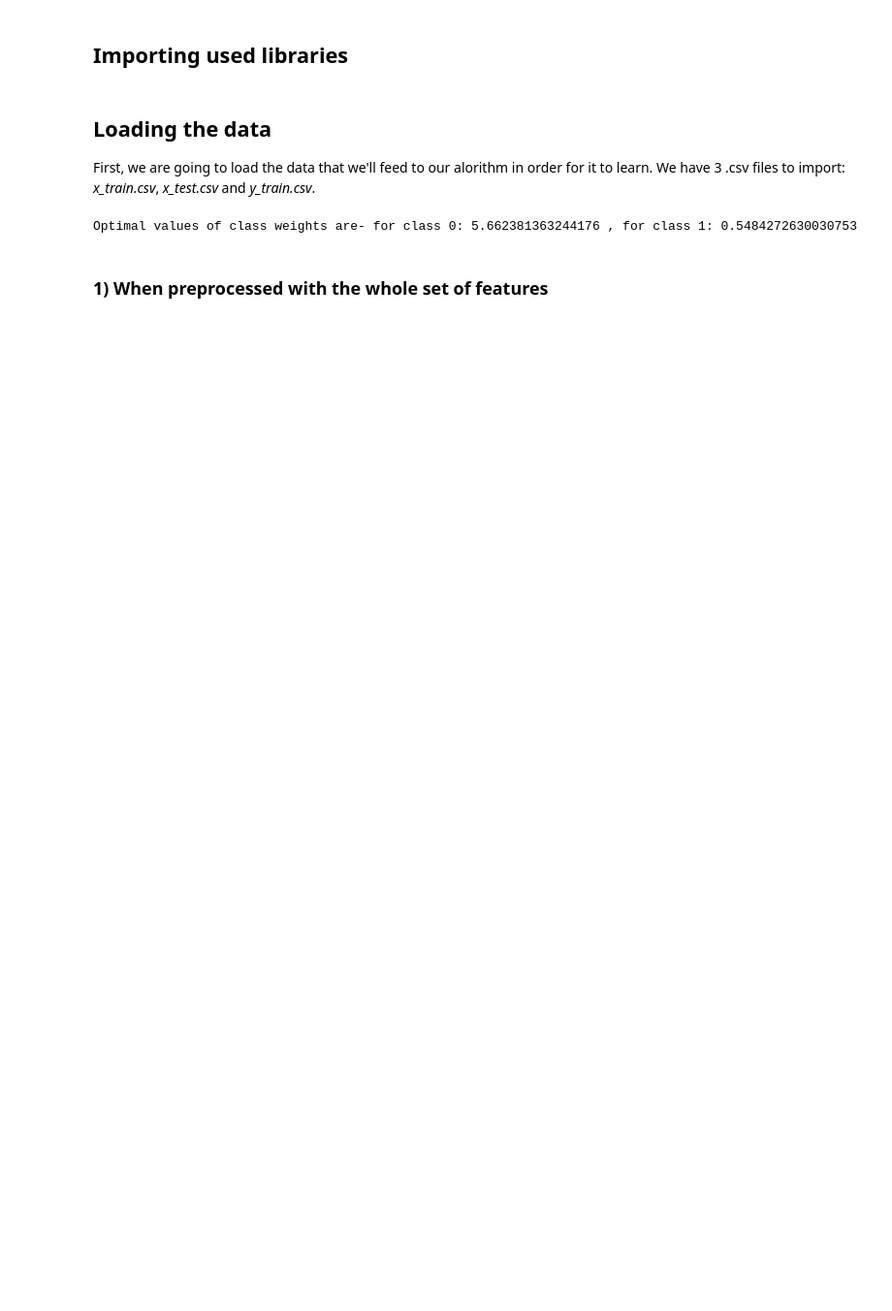
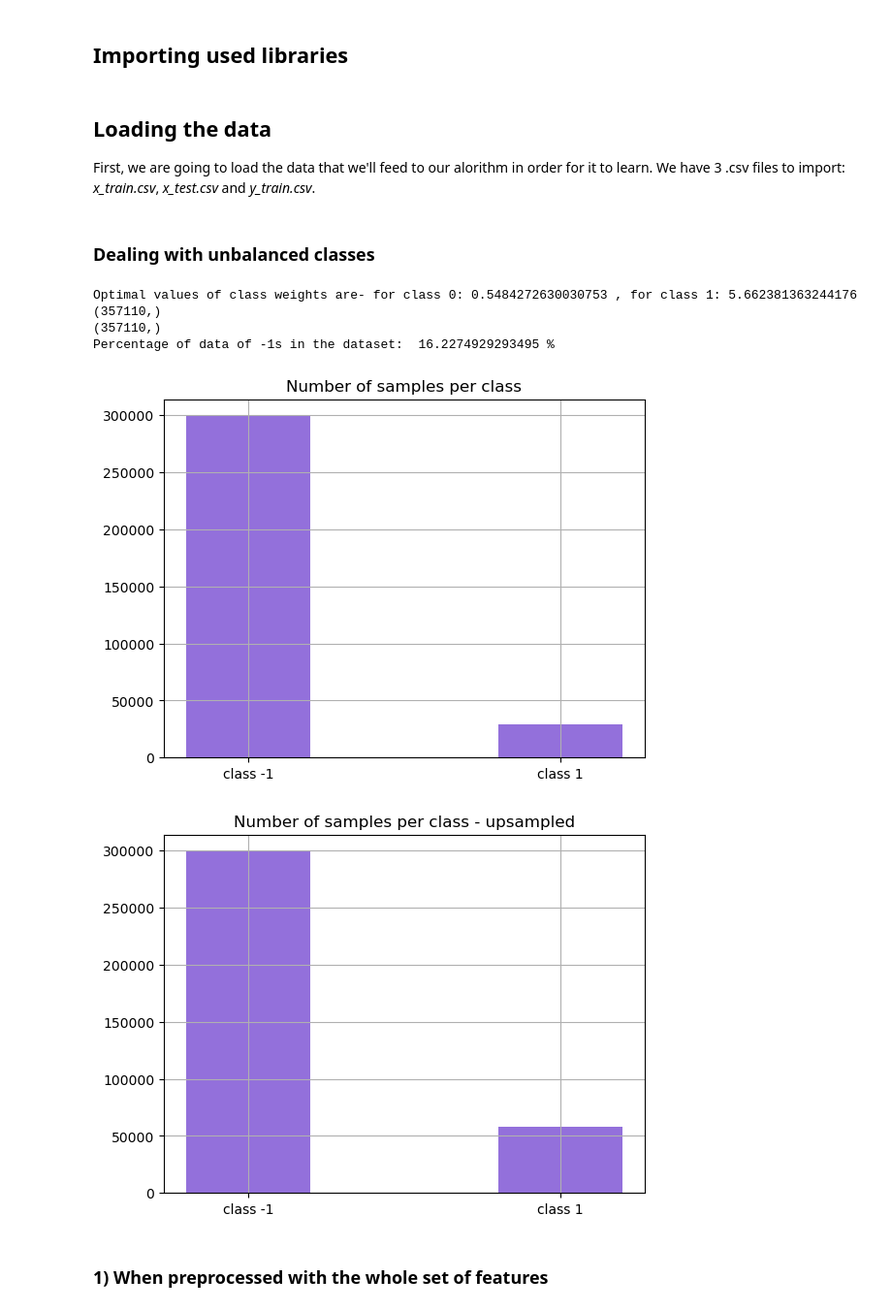
Before and after one commit to epfml/ml-project-1-girl-mse, a Jupyter notebook: Project1.ipynb, the cells around one changed output. Shown: that part at 97% size. Cells and saved outputs as stored; diff of their text form; code cells hidden in the pictures; blank space fills up the shorter version.

```diff
--- a/Project1.ipynb
+++ b/Project1.ipynb
@@ -13,14 +13,42 @@ from utils import *
 First, we are going to load the data that we'll feed to our alorithm in order for it to learn. We have 3 .csv files to import: <br> *x_train.csv*, *x_test.csv* and *y_train.csv*.
 # %%
 x_train, x_test, y_train, train_ids, test_ids = load_csv_data("/Users/sarazatezalo/Documents/EPFL/semester 1/ML_course/projects/project1/data/dataset_to_release 2")
-# %%
-N_class1 = np.sum((y_train==1).astype(int))
-N_class0 = np.sum((y_train==-1).astype(int))
-N = len(y_train)
-w0 = N/2/N_class1
-w1 = N/2/N_class0
-print('Optimal values of class weights are- for class 0:', w0, ', for class 1:', w1)
-# %% [output]
-Optimal values of class weights are- for class 0: 5.662381363244176 , for class 1: 0.5484272630030753
+# %% [markdown]
+### Dealing with unbalanced classes
+# %%
+N_class1 = np.sum((y_train==1).astype(int))
+N_class0 = np.sum((y_train==-1).astype(int))
+N = len(y_train)
+w0 = N/2/N_class0
+w1 = N/2/N_class1
+print('Optimal values of class weights are- for class 0:', w0, ', for class 1:', w1)
+
+fig = plt.figure()
+names = ['class -1', 'class 1']
+numbers = [N_class0, N_class1]
+plt.bar(names, numbers, color='mediumpurple', width=0.4)
+plt.title('Number of samples per class')
+plt.grid(visible=True)
+plt.savefig('unbalanced.png')
+
+x_train_pp, y_train_pp = balancing_data(x_train, y_train, neg_label=-1)
+N_class1 = np.sum((y_train_pp==1).astype(int))
+N_class0 = np.sum((y_train_pp==-1).astype(int))
+fig = plt.figure()
+names = ['class -1', 'class 1']
+numbers = [N_class0, N_class1]
+plt.bar(names, numbers, color='mediumpurple', width=0.4)
+plt.title('Number of samples per class - upsampled')
+plt.grid(visible=True)
+plt.savefig('balanced.png')
+
+print('Percentage of data of -1s in the dataset: ', 100*N_class1/(N_class1+N_class0), '%')
+# %% [output]
+Optimal values of class weights are- for class 0: 0.5484272630030753 , for class 1: 5.662381363244176
+(357110,)
+(357110,)
+Percentage of data of -1s in the dataset:  16.2274929293495 %
+[figure, added]
+[figure, added]
 # %% [markdown]
 ### 1) When preprocessed with the whole set of features
```
Also changed, not shown: parts of 14 cells of this notebook, 6 other files.
